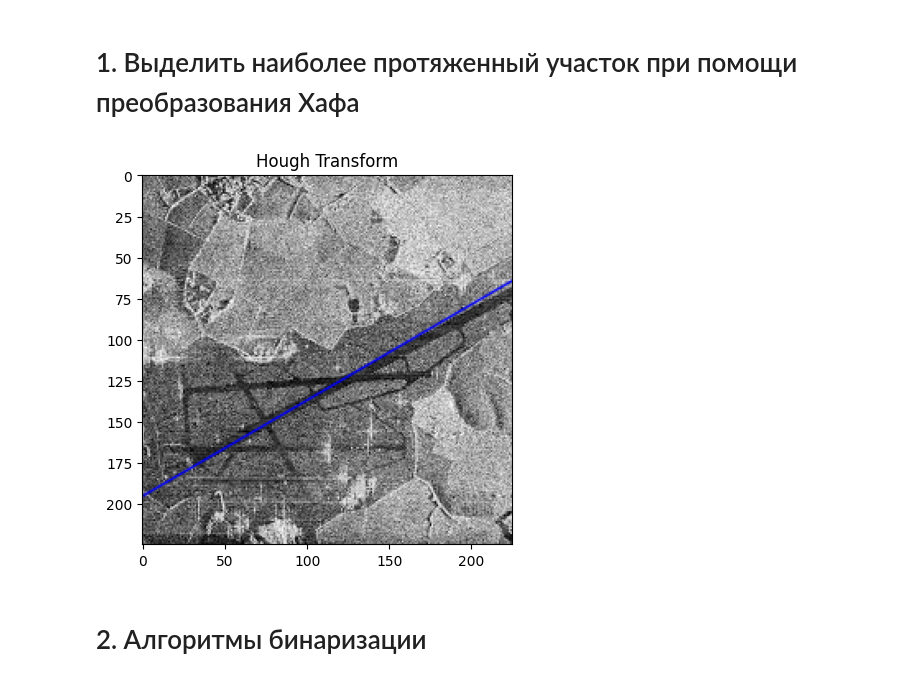
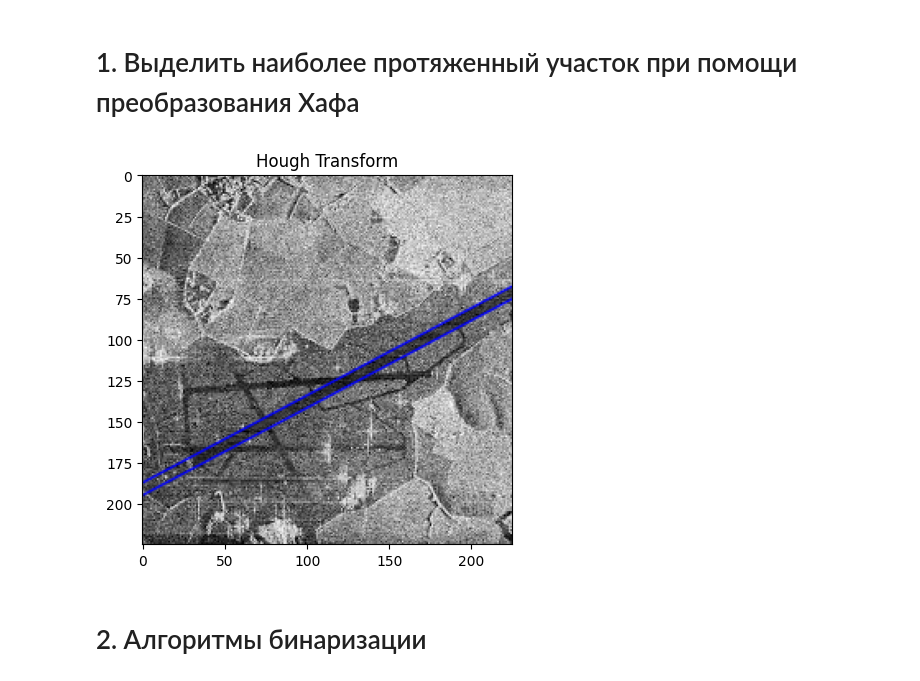
Before and after one commit to Sanchert/IP_labs, a Jupyter notebook: 3_Binarization_Edges/IP_lab3.ipynb, the cells around one changed output. Drawn from its saved outputs; the diff is of its cells as text; code cells hidden in the pictures.

```diff
--- a/3_Binarization_Edges/IP_lab3.ipynb
+++ b/3_Binarization_Edges/IP_lab3.ipynb
@@ -11,27 +11,29 @@ import math
 # 1. Выделить наиболее протяженный участок при помощи преобразования Хафа
 # %%
 image = cv2.imread('sar_3.jpg')
-iimage = cv2.cvtColor(image, cv2.COLOR_RGB2BGR)
 image_gray = cv2.cvtColor(image, cv2.COLOR_BGR2GRAY)
 
-canny = cv2.Canny(image_gray, 50, 150, apertureSize=3)
-lines = cv2.HoughLines(canny, 1, np.pi / 180, 170)
+blur = cv2.GaussianBlur(image_gray,(9,9),0)
+
+canny = cv2.Canny(blur, 150, 250, apertureSize=7)
+lines = cv2.HoughLines(canny, 1, np.pi / 180, 120)
 if lines is not None:
     for i in range(0, len(lines)):
         rho = lines[i][0][0]
         theta = lines[i][0][1]
         a = math.cos(theta)
         b = math.sin(theta)
         x0 = a * rho
         y0 = b * rho
-        pt1 = (int(x0 + 1320 * (-b)), int(y0 + 800 * a))
-        pt2 = (int(x0 - 1010 * (-b)), int(y0 - 560 * a))
+        pt1 = (int(x0 + 1000 * (-b)), int(y0 + 1000 * a))
+        pt2 = (int(x0 - 1000 * (-b)), int(y0 - 1000 * a))
         cv2.line(image, pt1, pt2, (0, 0, 255), 1, cv2.LINE_AA)
-plt.imshow(image)
+
+plt.imshow(image, cmap='gray')
 plt.title('Hough Transform')
 plt.show()
 # %% [output]
-[figure, old version]
+[figure, new version]
 # %% [markdown]
 # 2. Алгоритмы бинаризации
 # %%
```
